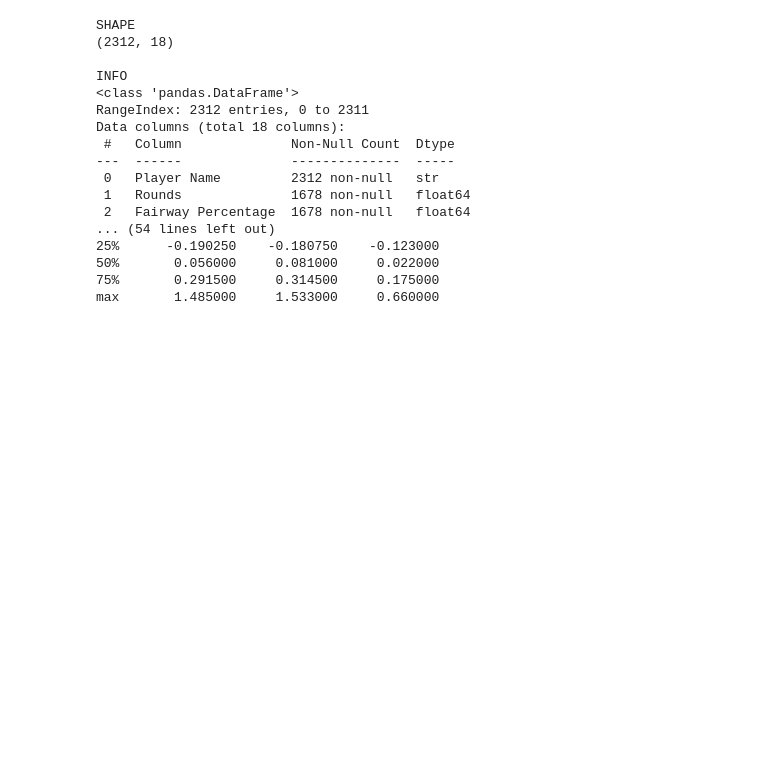
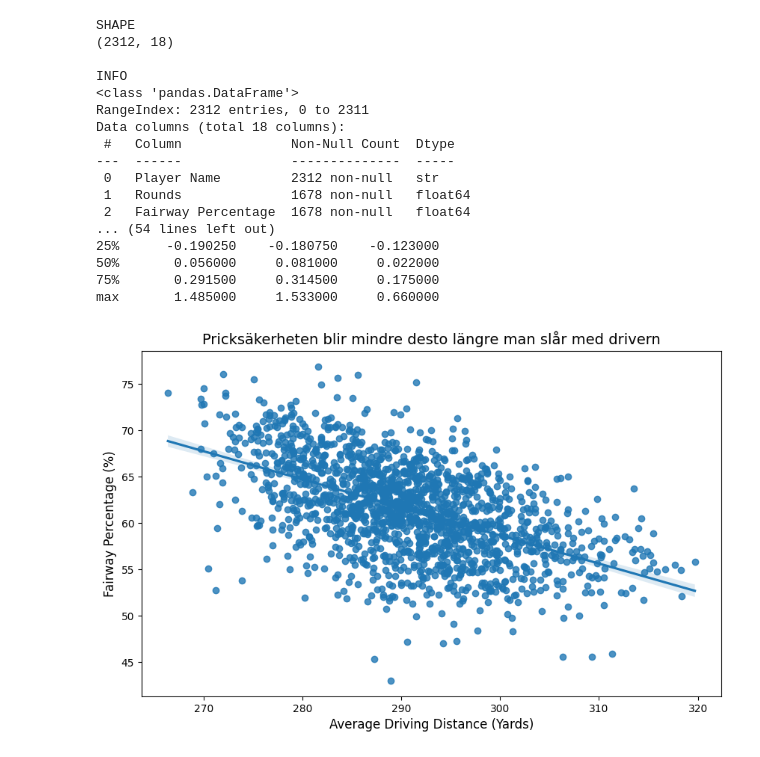
Before and after one commit to FiliphVal/golfdiagram, a Jupyter notebook: Untitled-1.ipynb, the cells around one changed output. Drawn from its saved outputs; the diff is of its cells as text; code cells hidden in the pictures; blank space fills up the shorter version.

Commit message:
added diagram proving that fairway percentege lowers the further you strike the ball with the driver

```diff
--- a/Untitled-1.ipynb
+++ b/Untitled-1.ipynb
@@ -31,3 +31,17 @@ Data columns (total 18 columns):
 50%       0.056000     0.081000     0.022000
 75%       0.291500     0.314500     0.175000
 max       1.485000     1.533000     0.660000
+# %%
+import matplotlib.pyplot as plt
+import seaborn as sns
+
+plt.figure(figsize=(10,6))
+sns.regplot(data=df, x="Avg Distance", y="Fairway Percentage")
+
+plt.title('Pricksäkerheten blir mindre desto längre man slår med drivern', fontsize=14)
+plt.xlabel('Average Driving Distance (Yards)', fontsize=12)
+plt.ylabel('Fairway Percentage (%)', fontsize=12)
+
+plt.show()
+# %% [output]
+[figure, added]
```
